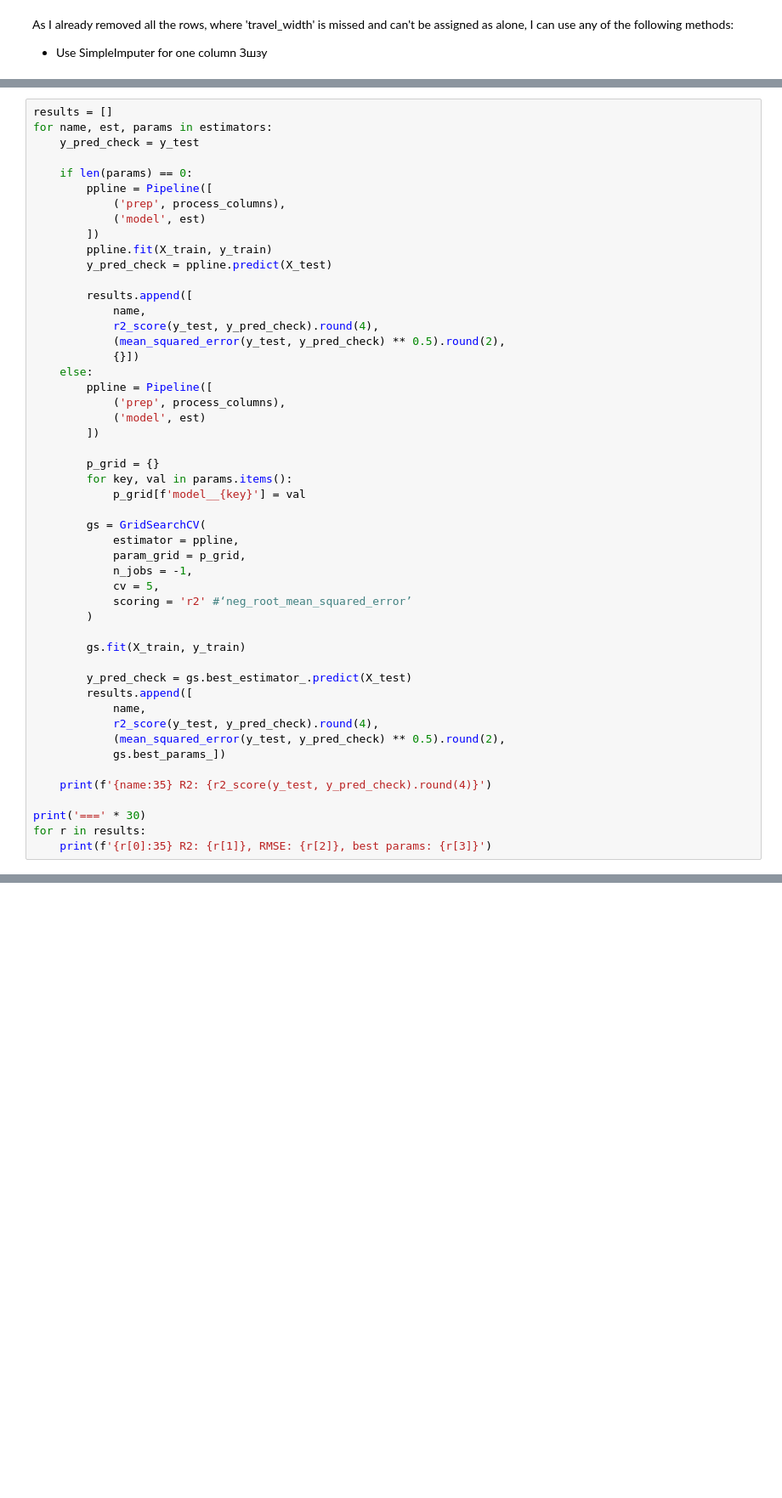
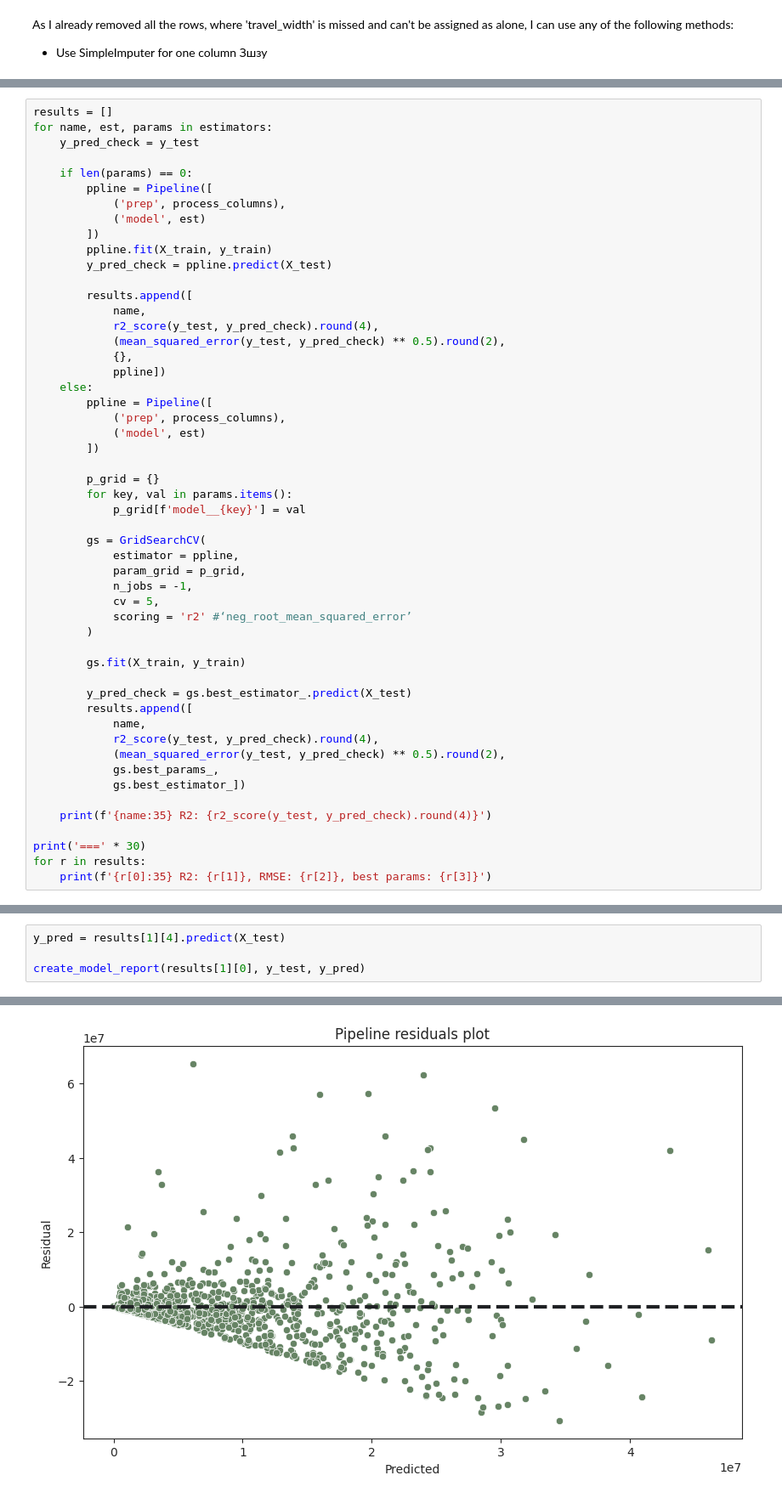
Before and after one commit to n0imaginati0n/nazania-tourism-project, a Jupyter notebook: Pipes.ipynb, the cells around one changed output, grey strips where cells are left out. Shown: that part at 85% size. Saved outputs shown, nothing was run; the diff lists cells and outputs as text; blank space fills up the shorter version.

Commit message:
residuals plot for best gradient boosting

```diff
--- a/Pipes.ipynb
+++ b/Pipes.ipynb
@@ -205,7 +245,8 @@ for name, est, params in estimators:
             name,
             r2_score(y_test, y_pred_check).round(4),
             (mean_squared_error(y_test, y_pred_check) ** 0.5).round(2),
-            {}])
+            {},
+            ppline])
     else:
         ppline = Pipeline([
             ('prep', process_columns),
@@ -231,7 +272,8 @@ for name, est, params in estimators:
             name,
             r2_score(y_test, y_pred_check).round(4),
             (mean_squared_error(y_test, y_pred_check) ** 0.5).round(2),
-            gs.best_params_])
+            gs.best_params_,
+            gs.best_estimator_])
 
     print(f'{name:35} R2: {r2_score(y_test, y_pred_check).round(4)}')
 
@@ -240,0 +289,5 @@ for r in results:
+# %%
+y_pred = results[1][4].predict(X_test)
+
+create_model_report(results[1][0], y_test, y_pred)
+# %% [output]
@@ -240,0 +296 @@ for r in results:
+[figure, added]
```
Also changed, not shown: parts of 7 cells of this notebook, 3 other files.
